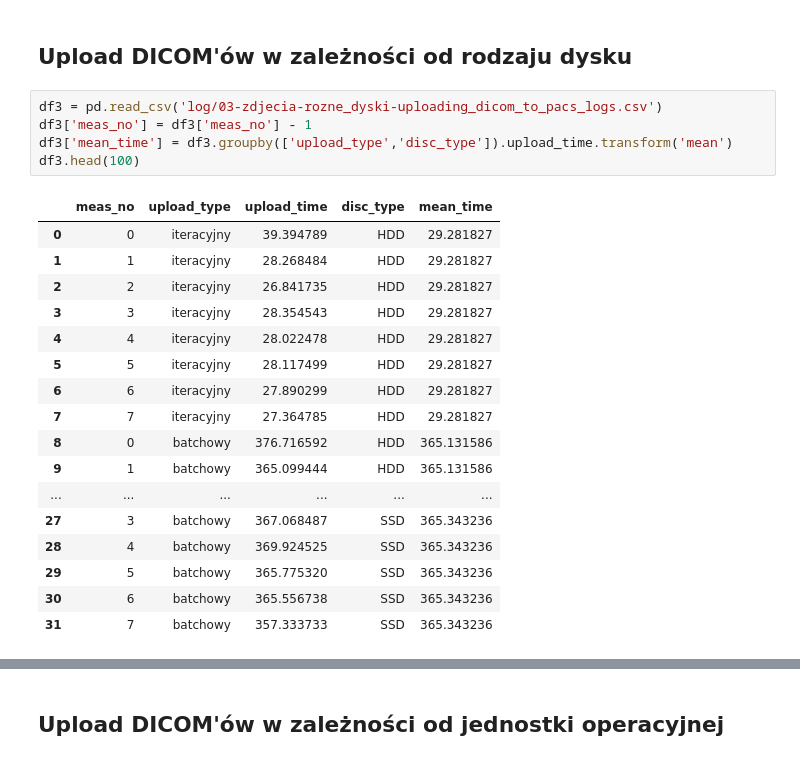
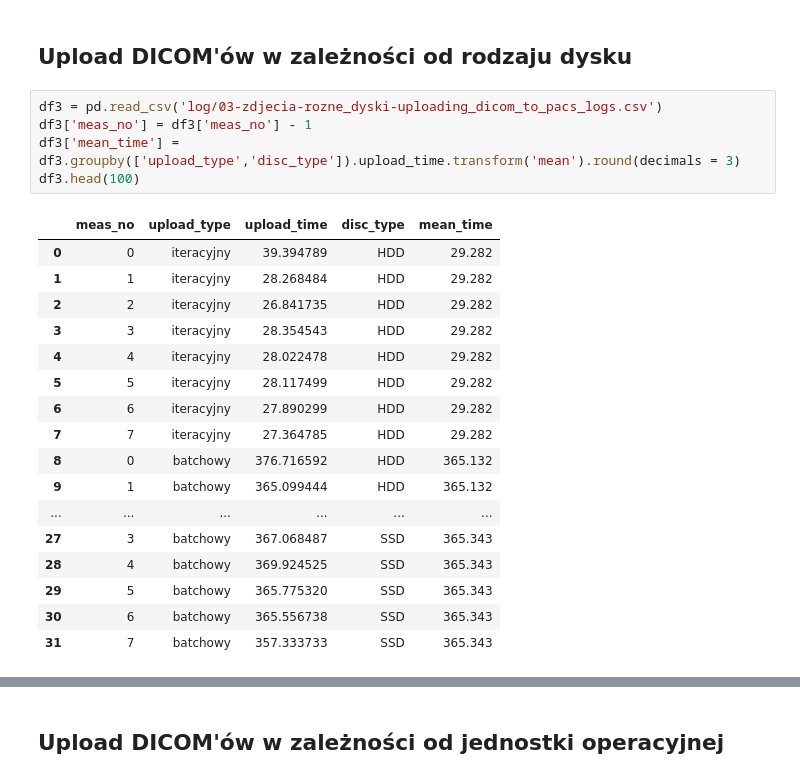
Before and after one commit to aleksanderLisiecki/PyDicom, a Jupyter notebook: data_visualising.ipynb, the cells around one changed output, grey strips where cells are left out. Cells and saved outputs as stored; diff of their text form.

```diff
--- a/data_visualising.ipynb
+++ b/data_visualising.ipynb
@@ -117,26 +117,26 @@ df2.drop( df2[df2["pacs_read_time"] > 0.01].index, inplace = True )
 # %%
 df3 = pd.read_csv('log/03-zdjecia-rozne_dyski-uploading_dicom_to_pacs_logs.csv')
 df3['meas_no'] = df3['meas_no'] - 1
-df3['mean_time'] = df3.groupby(['upload_type','disc_type']).upload_time.transform('mean')
+df3['mean_time'] = df3.groupby(['upload_type','disc_type']).upload_time.transform('mean').round(decimals = 3)
 df3.head(100)
 # %% [output]
 |  | meas_no | upload_type | upload_time | disc_type | mean_time |
-| 0 | 0 | iteracyjny | 39.394789 | HDD | 29.281827 |
-| 1 | 1 | iteracyjny | 28.268484 | HDD | 29.281827 |
-| 2 | 2 | iteracyjny | 26.841735 | HDD | 29.281827 |
-| 3 | 3 | iteracyjny | 28.354543 | HDD | 29.281827 |
-| 4 | 4 | iteracyjny | 28.022478 | HDD | 29.281827 |
-| 5 | 5 | iteracyjny | 28.117499 | HDD | 29.281827 |
-| 6 | 6 | iteracyjny | 27.890299 | HDD | 29.281827 |
-| 7 | 7 | iteracyjny | 27.364785 | HDD | 29.281827 |
-| 8 | 0 | batchowy | 376.716592 | HDD | 365.131586 |
-| 9 | 1 | batchowy | 365.099444 | HDD | 365.131586 |
+| 0 | 0 | iteracyjny | 39.394789 | HDD | 29.282 |
+| 1 | 1 | iteracyjny | 28.268484 | HDD | 29.282 |
+| 2 | 2 | iteracyjny | 26.841735 | HDD | 29.282 |
+| 3 | 3 | iteracyjny | 28.354543 | HDD | 29.282 |
+| 4 | 4 | iteracyjny | 28.022478 | HDD | 29.282 |
+| 5 | 5 | iteracyjny | 28.117499 | HDD | 29.282 |
+| 6 | 6 | iteracyjny | 27.890299 | HDD | 29.282 |
+| 7 | 7 | iteracyjny | 27.364785 | HDD | 29.282 |
+| 8 | 0 | batchowy | 376.716592 | HDD | 365.132 |
+| 9 | 1 | batchowy | 365.099444 | HDD | 365.132 |
 | ... | ... | ... | ... | ... | ... |
-| 27 | 3 | batchowy | 367.068487 | SSD | 365.343236 |
-| 28 | 4 | batchowy | 369.924525 | SSD | 365.343236 |
-| 29 | 5 | batchowy | 365.775320 | SSD | 365.343236 |
-| 30 | 6 | batchowy | 365.556738 | SSD | 365.343236 |
-| 31 | 7 | batchowy | 357.333733 | SSD | 365.343236 |
+| 27 | 3 | batchowy | 367.068487 | SSD | 365.343 |
+| 28 | 4 | batchowy | 369.924525 | SSD | 365.343 |
+| 29 | 5 | batchowy | 365.775320 | SSD | 365.343 |
+| 30 | 6 | batchowy | 365.556738 | SSD | 365.343 |
+| 31 | 7 | batchowy | 357.333733 | SSD | 365.343 |
 # %%
 df3.describe()
 # %% [output]
```
Also changed, not shown: parts of 13 cells of this notebook.
